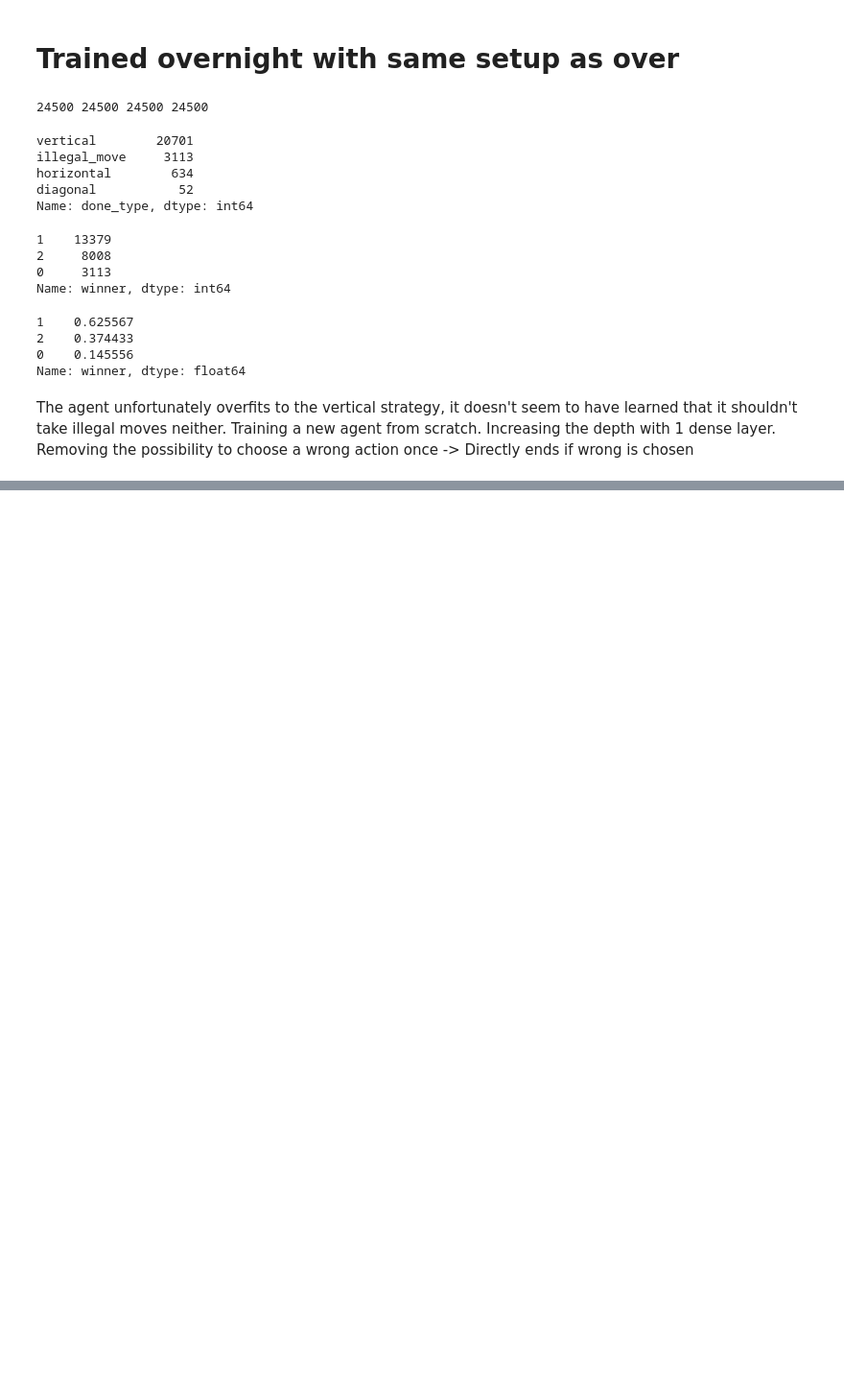
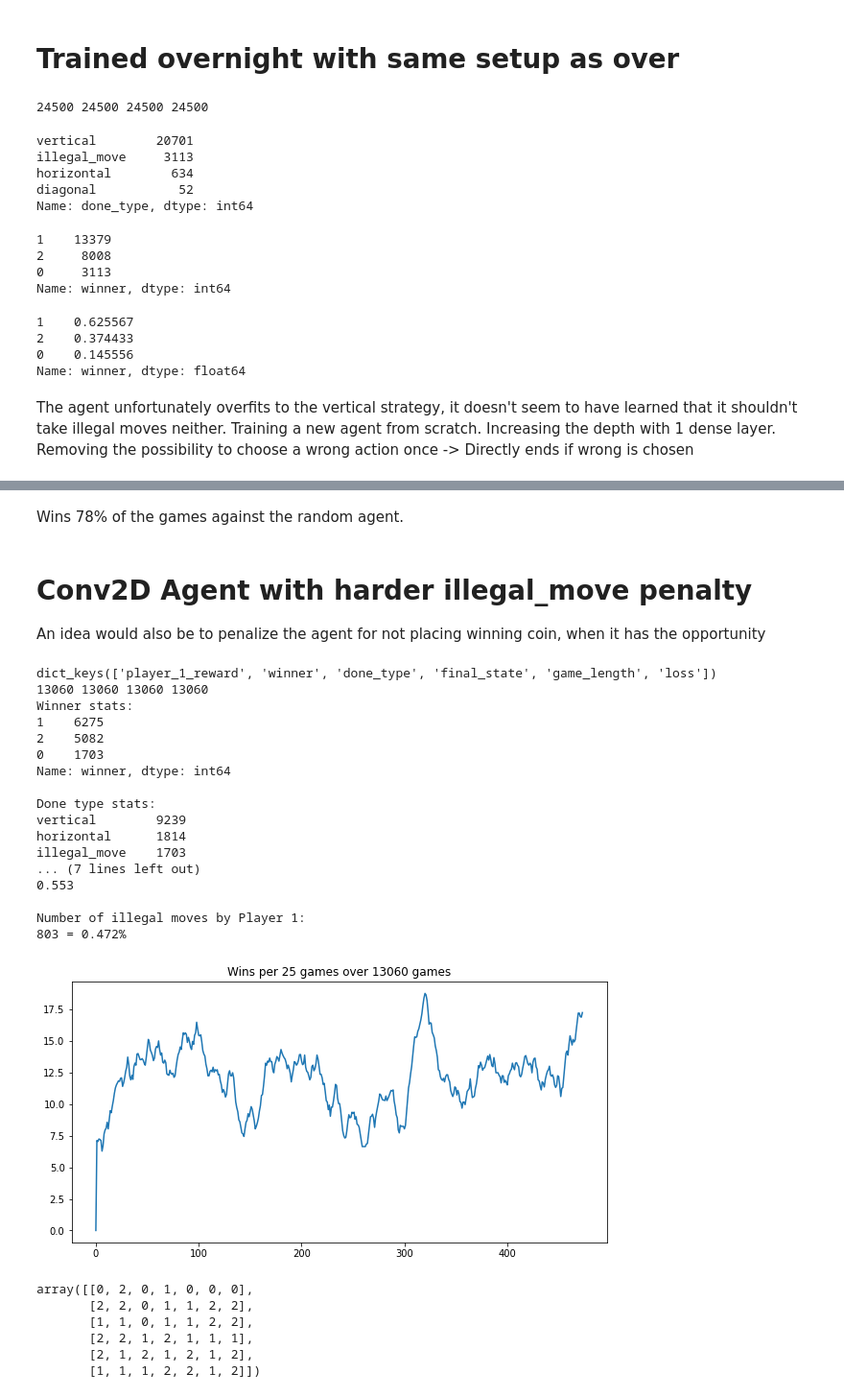
Before and after one commit to olestole/dqn-connect-4, a Jupyter notebook: connect_x/analytics.ipynb, the cells around one changed output, grey strips where cells are left out. Shown at 96% size. Drawn from its saved outputs; the diff is of its cells as text; code cells hidden in the pictures; blank space fills up the shorter version.

```diff
--- a/connect_x/analytics.ipynb
+++ b/connect_x/analytics.ipynb
@@ -490,0 +619,37 @@ Training a new agent from scratch. Increasing the depth with 1 dense layer. Remo
+# %% [markdown]
+Wins 78% of the games against the random agent.
+# %% [markdown]
+# Conv2D Agent with harder illegal_move penalty
+An idea would also be to penalize the agent for not placing winning coin, when it has the opportunity
+# %%
+df = create_df_from_history_ins(21)
+display_stats(df, illegal_move_reward = -10)
+plot_wins_window(df=df, window=25)
+# %% [output]
+dict_keys(['player_1_reward', 'winner', 'done_type', 'final_state', 'game_length', 'loss'])
+13060 13060 13060 13060
+Winner stats:
+1    6275
+2    5082
+0    1703
+Name: winner, dtype: int64
+
+Done type stats:
+vertical        9239
+horizontal      1814
+illegal_move    1703
+... (7 lines left out)
+0.553
+
+Number of illegal moves by Player 1:
+803 = 0.472%
+[figure, added]
+# %%
+df[(df['winner'] == 1) & (df['game_length'] > 16)]['final_state'][4203]
+# %% [output]
+array([[0, 2, 0, 1, 0, 0, 0],
+       [2, 2, 0, 1, 1, 2, 2],
+       [1, 1, 0, 1, 1, 2, 2],
+       [2, 2, 1, 2, 1, 1, 1],
+       [2, 1, 2, 1, 2, 1, 2],
+       [1, 1, 1, 2, 2, 1, 2]])
```
Also changed, not shown: parts of 33 cells of this notebook, 7 other files.
